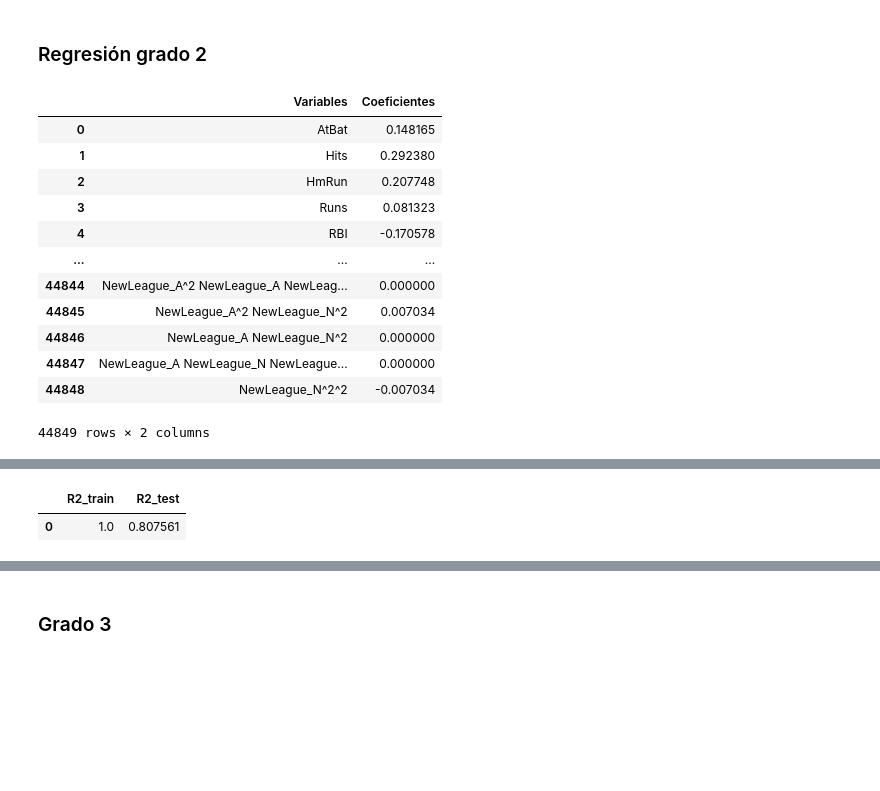
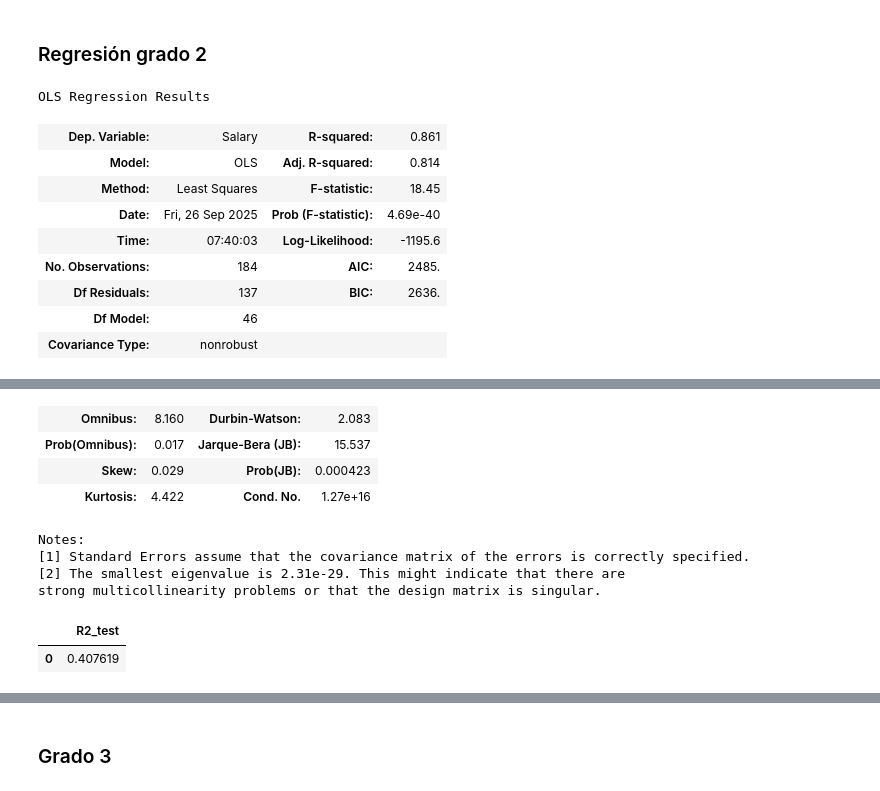
Before and after one commit to AnaSofiaHinojosa/Proyecto1LabAprEstadistico, a Jupyter notebook: Proyecto.ipynb, the cells around one changed output, grey strips where cells are left out. Cells and saved outputs as stored; diff of their text form; code cells hidden in the pictures; blank space fills up the shorter version.

```diff
--- a/Proyecto.ipynb
+++ b/Proyecto.ipynb
@@ -107,32 +107,6 @@ def dataframe_polinomial(degree):
     return data_nueva_variables
 
 
-# def sin_penalizacion_polinomial(data, degree):
-
-    x_train_scaled_poly, x_test_scaled_poly, y_train, y_test = datos_polinomiales(data, degree)
-
-    model = LinearRegression()
-    model.fit(x_train_scaled_poly, y_train)
-
-    y_pred_train = model.predict(x_train_scaled_poly)
-    r2_train = r2_score(y_train, y_pred_train)
-
-    y_pred = model.predict(x_test_scaled_poly)
-    r2_test = r2_score(y_test, y_pred)
-
-    res = pd.DataFrame({
-        'Variables': x_train_scaled_poly.columns,
-        'Coeficientes': model.coef_
-    })
-
-    r2s = pd.DataFrame({
-        'R2_train': [r2_train],
-        'R2_test': [r2_test]
-    })
-
-    return res, r2s
-
-
 def sin_penalizacion(data):
 
 
@@ -143,17 +117,10 @@ def sin_penalizacion(data):
 
     y_pred = results.predict(sm.add_constant(x_test_scaled))
     r2s = r2_score(y_test, y_pred)
-
+    r2s = pd.DataFrame({'R2_test': [r2s]})
     res = results.summary()
     return res, r2s, results
 
-# def sin_penalizacion(data, degree):
-
-
-    if degree == 1:
-        return sin_penalizacion_lineal(data)
-    else:
-        return sin_penalizacion_polinomial(data, degree)
 
 def ridge(data, alpha):
 
@@ -184,7 +151,7 @@ def lasso(data, alpha):
     r2s = pd.DataFrame({'R2_train': [r2_train], 'R2_test': [r2]})
     return res, r2s
 
-def elastic_net(data, alpha, ratio, degree):
+def elastic_net(data, alpha, ratio):
 
 
     x_train_scaled, x_test_scaled, y_train, y_test = datos(data)
@@ -338,19 +287,19 @@ elastic_net(data, 1, 0.5, 1)[1]
 | 0 | 0.529303 | 0.353081 |
 # %% [markdown]
 ### Regresión grado 2
+# %%
+data_cuadrada = dataframe_polinomial(2)
+data_cubica = dataframe_polinomial(3)
 # %%
-sin_penalizacion(data, 2)[0]
+sin_penalizacion(data_cuadrada)[0]
 # %% [output]
+OLS Regression Results
-|  | Variables | Coeficientes |
-| 0 | AtBat | 0.148165 |
-| 1 | Hits | 0.292380 |
-| 2 | HmRun | 0.207748 |
-| 3 | Runs | 0.081323 |
-| 4 | RBI | -0.170578 |
-| ... | ... | ... |
-| 44844 | NewLeague_A^2 NewLeague_A NewLeag... | 0.000000 |
-| 44845 | NewLeague_A^2 NewLeague_N^2 | 0.007034 |
-| 44846 | NewLeague_A NewLeague_N^2 | 0.000000 |
-| 44847 | NewLeague_A NewLeague_N NewLeague... | 0.000000 |
-| 44848 | NewLeague_N^2^2 | -0.007034 |
+| Dep. Variable: | Salary | R-squared: | 0.861 |
+| Model: | OLS | Adj. R-squared: | 0.814 |
+| Method: | Least Squares | F-statistic: | 18.45 |
+| Date: | Fri, 26 Sep 2025 | Prob (F-statistic): | 4.69e-40 |
+| Time: | 07:40:03 | Log-Likelihood: | -1195.6 |
+| No. Observations: | 184 | AIC: | 2485. |
+| Df Residuals: | 137 | BIC: | 2636. |
+| Df Model: | 46 |  |  |
+| Covariance Type: | nonrobust |  |  |
-44849 rows × 2 columns
@@ -357,6 +322,14 @@ sin_penalizacion(data, 2)[0]
+| Omnibus: | 8.160 | Durbin-Watson: | 2.083 |
+| Prob(Omnibus): | 0.017 | Jarque-Bera (JB): | 15.537 |
+| Skew: | 0.029 | Prob(JB): | 0.000423 |
+| Kurtosis: | 4.422 | Cond. No. | 1.27e+16 |
+Notes:
+[1] Standard Errors assume that the covariance matrix of the errors is correctly specified.
+[2] The smallest eigenvalue is 2.31e-29. This might indicate that there are
+strong multicollinearity problems or that the design matrix is singular.
 # %%
-sin_penalizacion(data, 2)[1]
+sin_penalizacion(data_cuadrada)[1]
 # %% [output]
-|  | R2_train | R2_test |
-| 0 | 1.0 | 0.807561 |
+|  | R2_test |
+| 0 | 0.407619 |
 # %%
```
Also changed, not shown: parts of 24 cells of this notebook.
